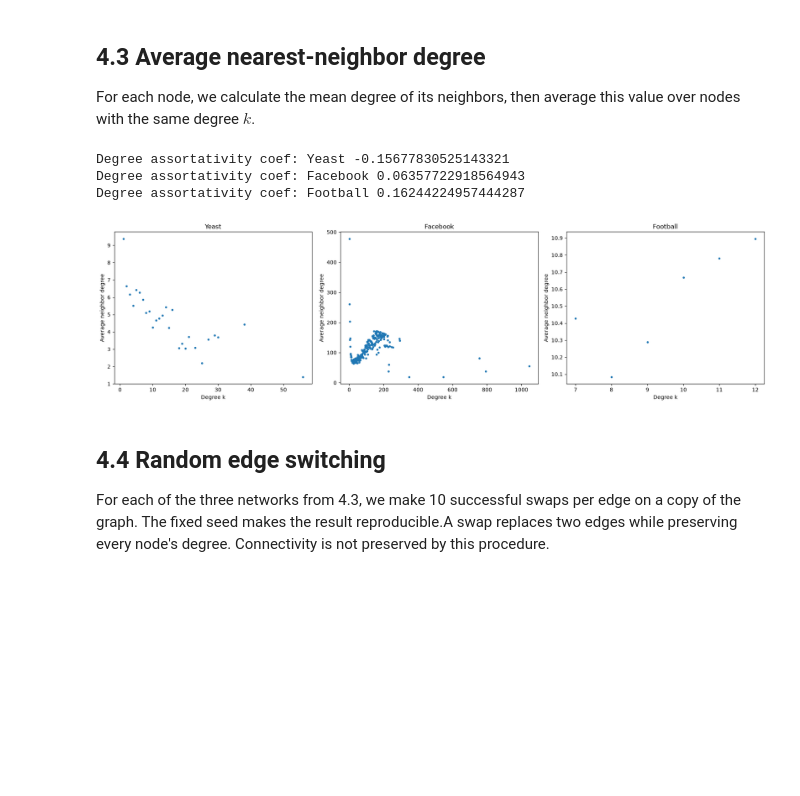
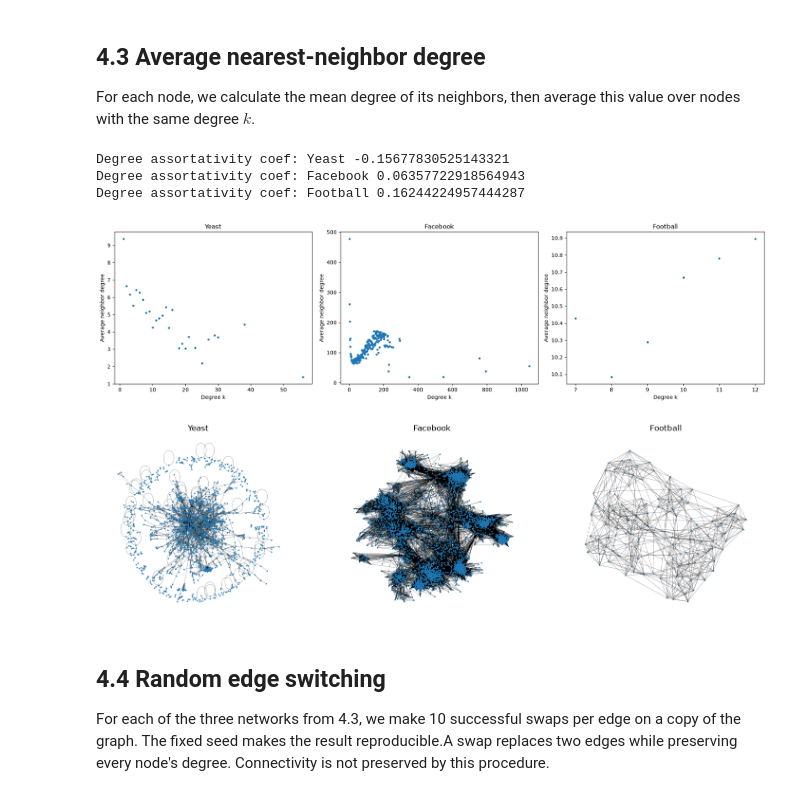
Before and after one commit to olaidczak/snars, a Jupyter notebook: p4/solution_final.ipynb, the cells around one changed output. Saved outputs shown, nothing was run; the diff lists cells and outputs as text; code cells hidden in the pictures; blank space fills up the shorter version.

```diff
--- a/p4/solution_final.ipynb
+++ b/p4/solution_final.ipynb
@@ -136,32 +137,39 @@ For each node, we calculate the mean degree of its neighbors, then average this
 # %%
 edges = pd.read_csv("data/yeast.edges", sep=" ")
 G_yeast = nx.from_pandas_edgelist(edges, "n1", "n2")
 edges = pd.read_csv("data/facebook.txt", sep=" ")
 G_facebook = nx.from_pandas_edgelist(edges, "source", "target")
 G_football = nx.read_gml("data/football.gml")
 
 graphs = [G_yeast, G_facebook, G_football]
 names = ["Yeast", "Facebook", "Football"]
 
 fig, axes = plt.subplots(1, 3, figsize=(18, 5))
 for i in range(3):
     knn = nx.average_degree_connectivity(graphs[i])
     axes[i].plot(sorted(knn), [knn[k] for k in sorted(knn)], ".")
     axes[i].set_title(names[i])
     axes[i].set_xlabel("Degree k")
     axes[i].set_ylabel("Average neighbor degree")
     print(
         "Degree assortativity coef:",
         names[i],
         nx.degree_assortativity_coefficient(graphs[i]),
     )
 plt.tight_layout()
 plt.show()
+
+fig, axes = plt.subplots(1, 3, figsize=(18, 5))
+for G, name, ax in zip(graphs, names, axes):
+    nx.draw(G, ax=ax, node_size=1, width=0.2)
+    ax.set_title(name)
+plt.show()
 # %% [output]
 Degree assortativity coef: Yeast -0.15677830525143321
 Degree assortativity coef: Facebook 0.06357722918564943
 Degree assortativity coef: Football 0.16244224957444287
 [figure]
+[figure, added]
 # %% [markdown]
 ## 4.4 Random edge switching
 
```
Also changed, not shown: parts of 3 cells of this notebook.
